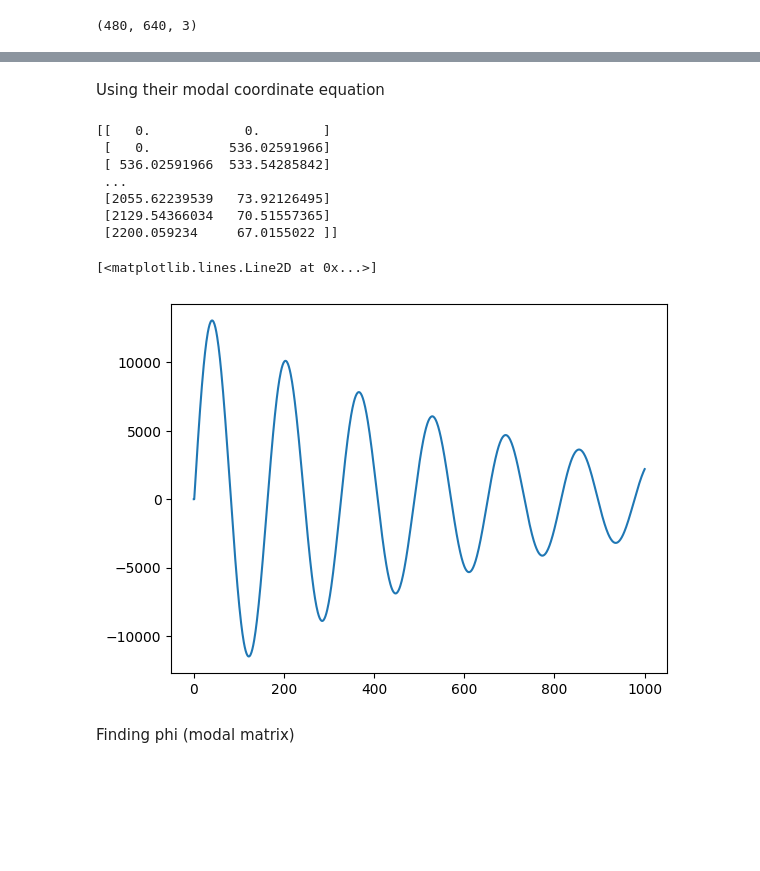
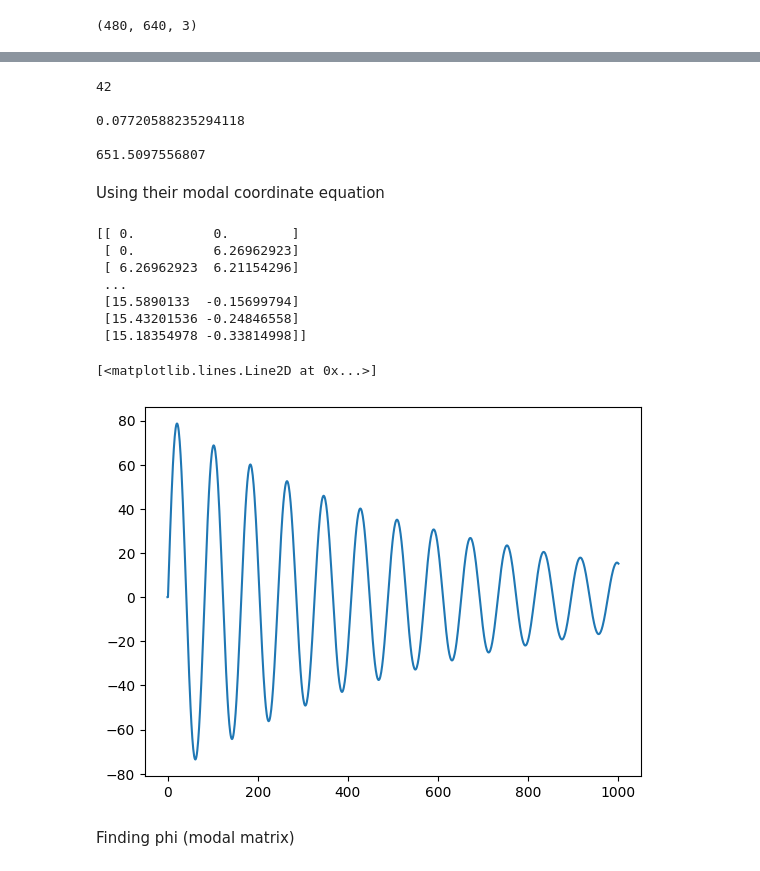
Before and after one commit to akshatsanghvi211103/DIP_Project, a Jupyter notebook: dip_proj.ipynb, the cells around one changed output, grey strips where cells are left out. Saved outputs shown, nothing was run; the diff lists cells and outputs as text; code cells hidden in the pictures; blank space fills up the shorter version.

```diff
--- a/dip_proj.ipynb
+++ b/dip_proj.ipynb
@@ -168,5 +171,29 @@ plt.show()
+# %%
+index = np.argsort(magnitude_sums)[::-1]
+# print(magnitude_sums[index])
+main_index = 0
+count = 0
+for i in range(1, index.shape[0] - 1):
+  if ((magnitude_sums[i] > magnitude_sums[i - 1]) & (magnitude_sums[i] > magnitude_sums[i + 1])):
+    main_index = i
+    count += 1
+
+  if count > 3:
+    break
+
+print(main_index)
+print()
+print(fft_frequencies[main_index])
+print()
+print(magnitude_sums[main_index])
+# %% [output]
+42
+
+0.07720588235294118
+
+651.5097556807
 # %%
-w_index = 21
+w_index = 42 # trying the next peak
 best_mode = []
 for i in range(480):
   for j in range(640):
@@ -182,40 +209,41 @@ Using their modal coordinate equation
 # %%
 # now we get the modal coordinates as an equation of time, we dont really care about the modal velocities for now?
 # no, we do, as the modal coordinate (displacement) also requires the modal velocities of the previous timestep
 
 a = 1
-p = [120, 382] # of force
+p = [120, 382] # point of application of force
 d = [1, 1] # x and y component
 f_i = d[0] * np.abs(best_mode[p[0] * 640 + p[1]])
 f = f_i
 
 t = 1000
 y = np.zeros((t + 1, 2)) # assuming the intial modal velocities are 0, cuz x=phi*q, and we assumed that x is 0 in the beginning
 h = 1 # we had assumed time stamp is 1 in the x+vt
 d = 0.06
 m = 1
-w = 0.03860294117647059
+w = 0.07720588235294118
+
 m1 = np.array([[1, h], [-w**2 * h, 1 - 2*d*w*h]])
 m2 = np.array([0, h/m])
 for i in range(t):
   if(i != 0):
     f = 0
   y[i + 1] = (m1 @ y[i].T) + (m2.T * f)
   y[i + 1] = y[i + 1].T
 
 
 print(y)
 plt.plot(y[:, 0])
 # %% [output]
-[[   0.            0.        ]
- [   0.          536.02591966]
- [ 536.02591966  533.54285842]
+[[ 0.          0.        ]
+ [ 0.          6.26962923]
+ [ 6.26962923  6.21154296]
  ...
- [2055.62239539   73.92126495]
- [2129.54366034   70.51557365]
- [2200.059234     67.0155022 ]]
+ [15.5890133  -0.15699794]
+ [15.43201536 -0.24846558]
+ [15.18354978 -0.33814998]]
 [<matplotlib.lines.Line2D at 0x...>]
-[figure, old version]
+[figure, new version]
 # %% [markdown]
 Finding phi (modal matrix)
 # %%
```
Also changed, not shown: parts of 3 cells of this notebook.
